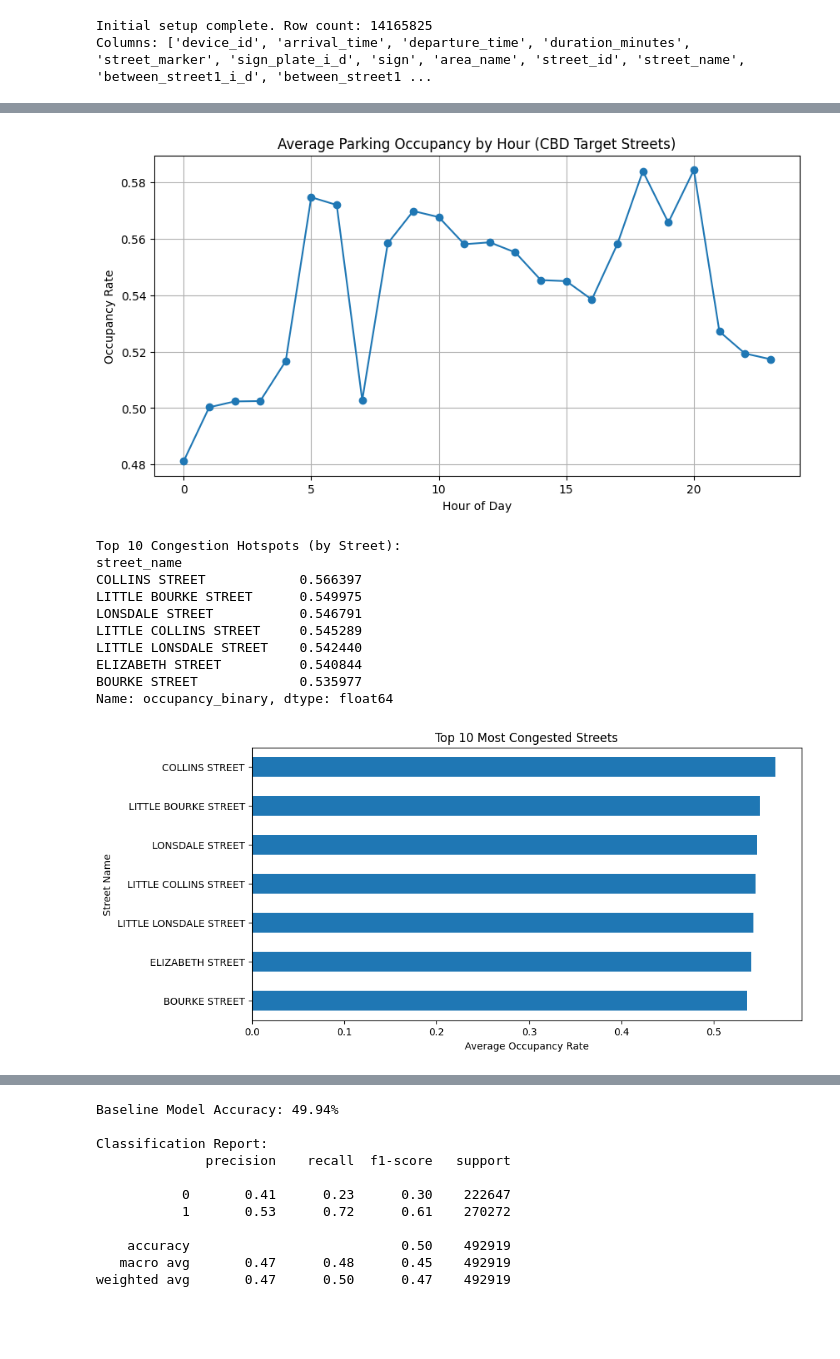
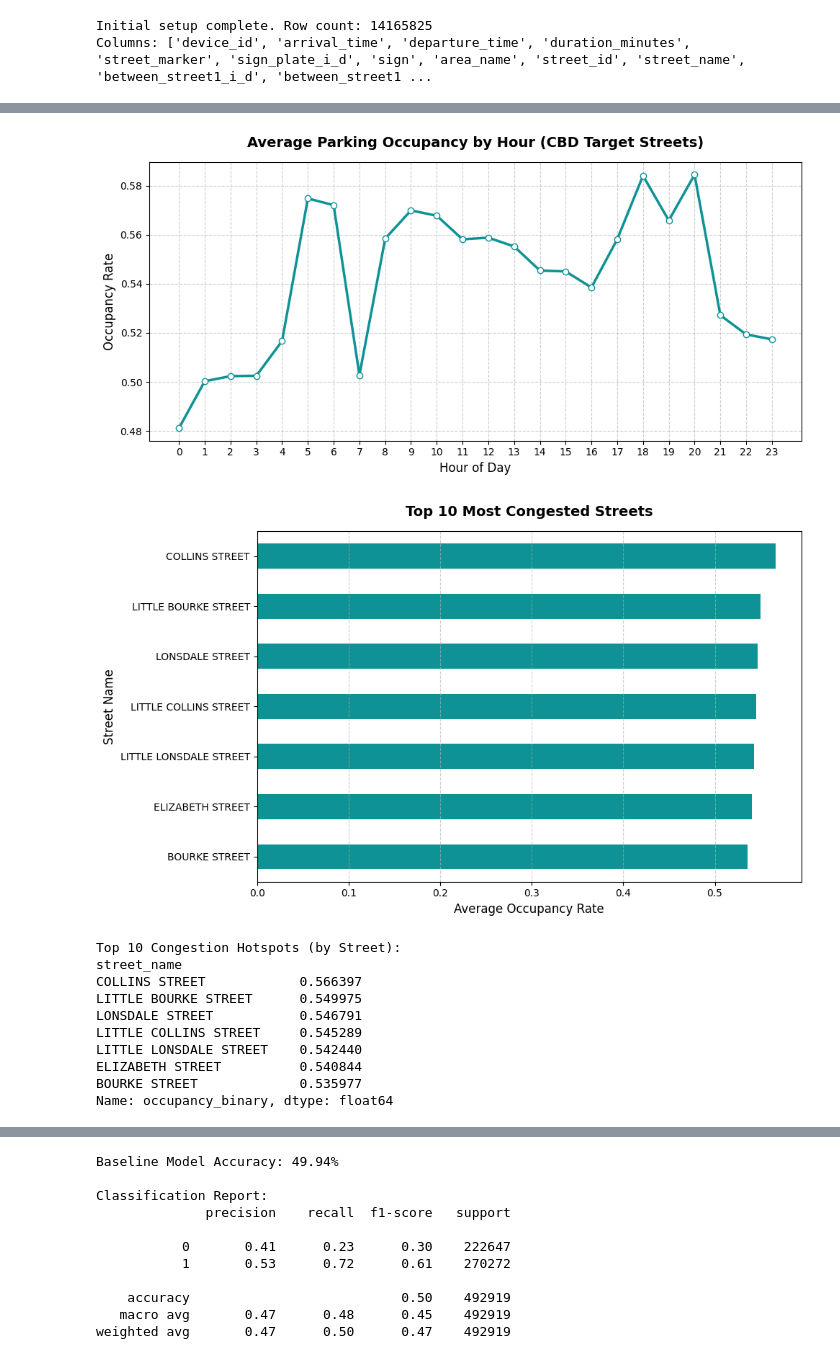
Before and after one commit to abdullahsher445/MOP-Code, a Jupyter notebook: datascience/usecases/READY TO PUBLISH/Transport_and_Mobility/2026/T1/UC00223_Parking_Utilisation_and_Management/UC00223_Parking_Utilisation_and_Management.ipynb, the cells around one changed output, grey strips where cells are left out. Drawn from its saved outputs; the diff is of its cells as text; code cells hidden in the pictures; blank space fills up the shorter version.

```diff
--- a/datascience/usecases/READY TO PUBLISH/Transport_and_Mobility/2026/T1/UC00223_Parking_Utilisation_and_Management/UC00223_Parking_Utilisation_and_Management.ipynb
+++ b/datascience/usecases/READY TO PUBLISH/Transport_and_Mobility/2026/T1/UC00223_Parking_Utilisation_and_Management/UC00223_Parking_Utilisation_and_Management.ipynb
@@ -228,54 +235,62 @@ This stage is especially important because it transforms raw data into insight.
 # %%
 # --- DEVELOPED BY: Atishay Jain ---
-# Goal: Identify high-congestion 'hotspots' to provide strategic value to the City of Melbourne.
+# Goal: Identify high-congestion 'hotspots' using company-standard visual styling.
 
 def analyse_parking_hotspots(df):
     """Visualising occupancy trends to identify peak demand periods."""
 
     df = df.copy()
 
-    # Ensure occupancy is clean (safety reinforcement)
+    # Ensure occupancy is clean
     df['occupancy_binary'] = df['occupancy_binary'].fillna(0)
 
     # 1. Peak Demand by Hour
     df['hour'] = df['arrival_time'].dt.hour
     hourly_occupancy = df.groupby('hour')['occupancy_binary'].mean()
 
+    # Plot 1: Hourly Occupancy (Line Chart)
     plt.figure(figsize=(10, 5))
-    plt.plot(hourly_occupancy.index, hourly_occupancy.values, marker='o')
-    plt.title('Average Parking Occupancy by Hour (CBD Target Streets)')
-    plt.xlabel('Hour of Day')
-    plt.ylabel('Occupancy Rate')
-    plt.grid(True)
+    plt.plot(hourly_occupancy.index, hourly_occupancy.values,
+             color='#0f9295', linewidth=2.5, marker='o', markersize=6, markerfacecolor='white')
+
+    plt.title('Average Parking Occupancy by Hour (CBD Target Streets)', fontsize=14, fontweight='bold', pad=15)
+    plt.xlabel('Hour of Day', fontsize=12)
+    plt.ylabel('Occupancy Rate', fontsize=12)
+    plt.xticks(range(0, 24))
+    plt.grid(True, linestyle='--', alpha=0.6)
+    plt.tight_layout()
     plt.show()
 
     # 2. Hotspot Identification: Top Streets
     street_usage = (
         df.groupby('street_name')['occupancy_binary']
         .mean()
         .sort_values(ascending=False)
     )
 
     top_streets = street_usage.head(10)
 
+    # Plot 2: Top 10 Most Congested Streets (Horizontal Bar Chart)
+    plt.figure(figsize=(10, 6))
+    top_streets.sort_values().plot(kind='barh', color='#0f9295', edgecolor='none')
+
+    plt.title('Top 10 Most Congested Streets', fontsize=14, fontweight='bold', pad=15)
+    plt.xlabel('Average Occupancy Rate', fontsize=12)
+    plt.ylabel('Street Name', fontsize=12)
+    plt.grid(axis='x', linestyle='--', alpha=0.6)
+    plt.tight_layout()
+    plt.show()
+
     print("\nTop 10 Congestion Hotspots (by Street):")
     print(top_streets)
 
-    # Visualise hotspots
-    plt.figure(figsize=(10, 5))
-    top_streets.sort_values().plot(kind='barh')
-    plt.title('Top 10 Most Congested Streets')
-    plt.xlabel('Average Occupancy Rate')
-    plt.ylabel('Street Name')
-    plt.show()
-
     return top_streets
-
 
 # Execute Strategic EDA
 hotspot_data = analyse_parking_hotspots(df_final)
 # %% [output]
-[figure, old version]
+[figure, new version]
+[figure, new version]
 Top 10 Congestion Hotspots (by Street):
 street_name
 COLLINS STREET            0.566397
@@ -286,5 +301,4 @@ LITTLE LONSDALE STREET    0.542440
 ELIZABETH STREET          0.540844
 BOURKE STREET             0.535977
 Name: occupancy_binary, dtype: float64
-[figure, old version]
 # %% [markdown]
```
Also changed, not shown: parts of 26 cells of this notebook.
